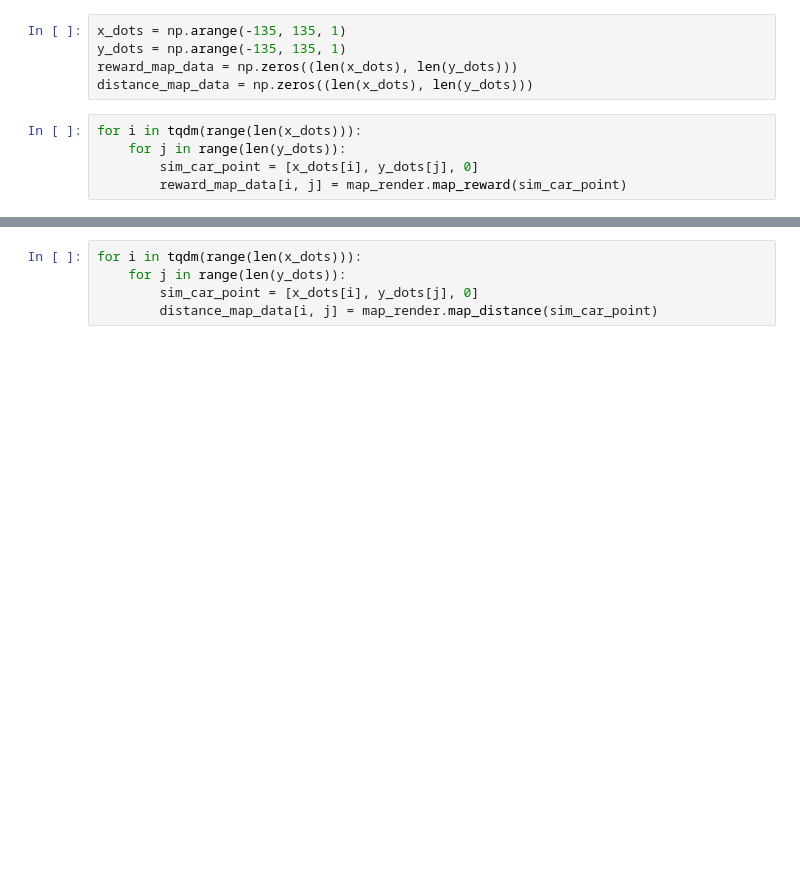
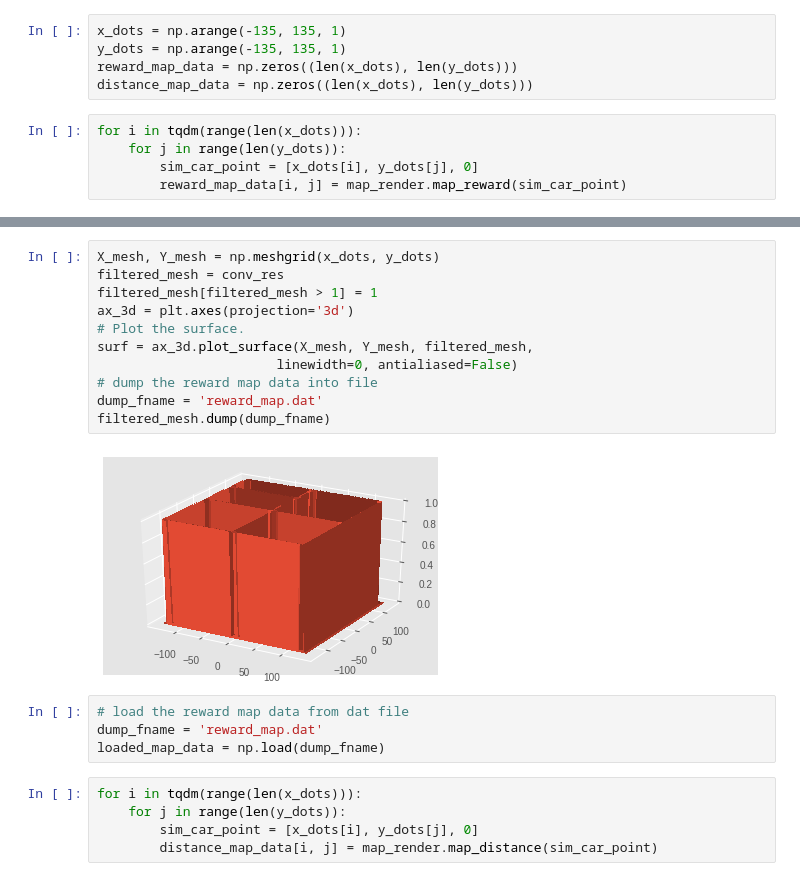
Before and after one commit to rancheng/AirSimProjects, a Jupyter notebook: visualization.ipynb, the cells around one changed output, grey strips where cells are left out. Drawn from its saved outputs; the diff is of its cells as text; blank space fills up the shorter version.

```diff
--- a/visualization.ipynb
+++ b/visualization.ipynb
@@ -23,3 +58,20 @@ plt.imshow(reward_map_data)
+# %%
+X_mesh, Y_mesh = np.meshgrid(x_dots, y_dots)
+filtered_mesh = conv_res
+filtered_mesh[filtered_mesh > 1] = 1
+ax_3d = plt.axes(projection='3d')
+# Plot the surface.
+surf = ax_3d.plot_surface(X_mesh, Y_mesh, filtered_mesh,
+                       linewidth=0, antialiased=False)
+# dump the reward map data into file
+dump_fname = 'reward_map.dat'
+filtered_mesh.dump(dump_fname)
+# %% [output]
+[figure, added]
+# %%
+# load the reward map data from dat file
+dump_fname = 'reward_map.dat'
+loaded_map_data = np.load(dump_fname)
 # %%
 for i in tqdm(range(len(x_dots))):
     for j in range(len(y_dots)):
```
Also changed, not shown: parts of 11 cells of this notebook, 3 other files.
